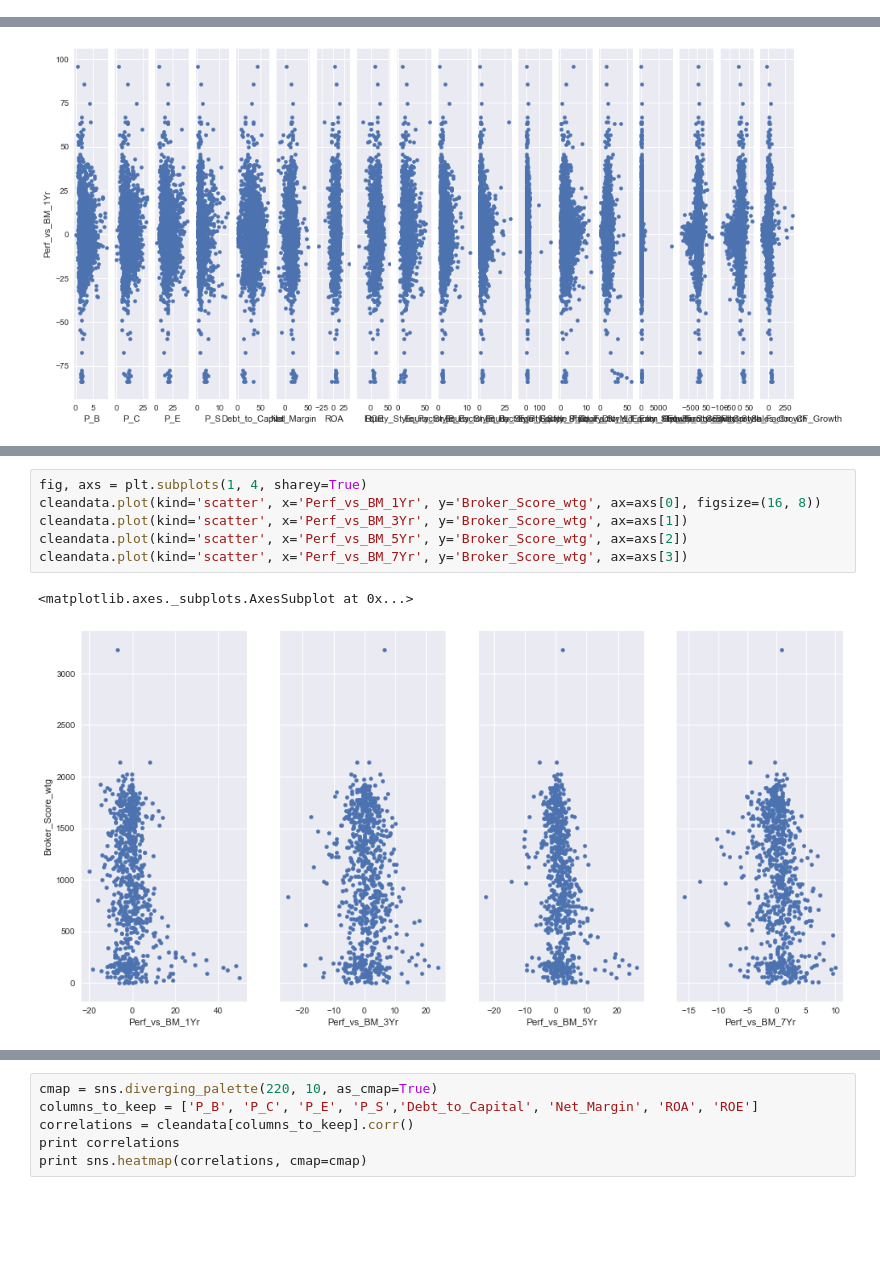
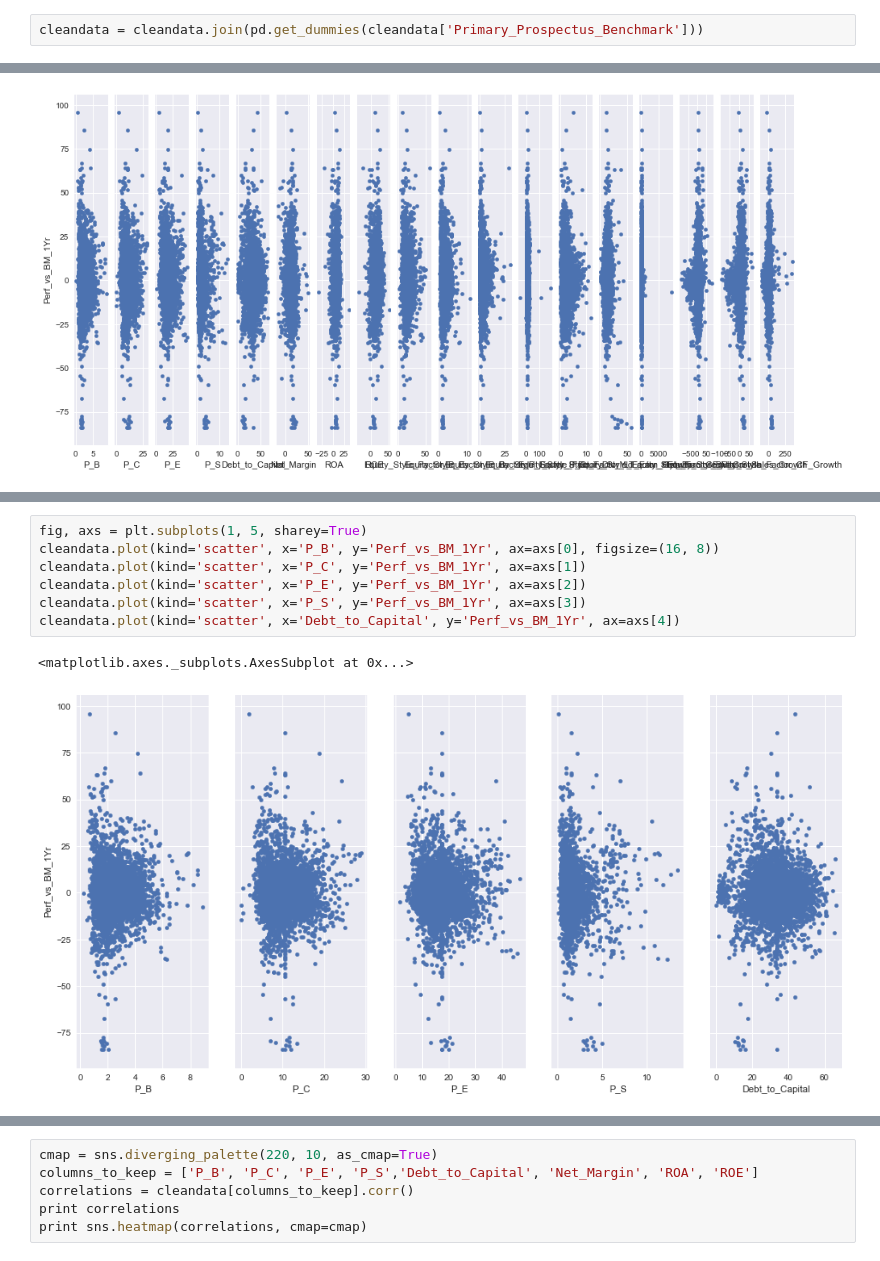
Before and after one commit to mmtong/DAT_03_20_MICHAEL_TONG, a Jupyter notebook: Final Project-Tong-1 Year.ipynb, the cells around one changed output, grey strips where cells are left out. Cells and saved outputs as stored; diff of their text form; blank space fills up the shorter version.

```diff
--- a/Final Project-Tong-1 Year.ipynb
+++ b/Final Project-Tong-1 Year.ipynb
@@ -137,3 +137,5 @@ cleandata.head()
 | 3 | 2005 | Sit International Growth | SNGRX | MSCI EAFE NR USD | 93 | 28 | ... |
 | 4 | 2005 | Cambiar International Equity Inv | CAMIX | MSCI EAFE NR USD | 40 | 63 | ... |
 5 rows × 29 columns
+# %%
+cleandata = cleandata.join(pd.get_dummies(cleandata['Primary_Prospectus_Benchmark']))
@@ -211,9 +229,10 @@ cleandata.plot(kind='scatter', x='Equity_Style_Factor_CF_Growth', y='Beat_BM_1Yr
 # %%
-fig, axs = plt.subplots(1, 4, sharey=True)
-cleandata.plot(kind='scatter', x='Perf_vs_BM_1Yr', y='Broker_Score_wtg', ax=axs[0], figsize=(16, 8))
-cleandata.plot(kind='scatter', x='Perf_vs_BM_3Yr', y='Broker_Score_wtg', ax=axs[1])
-cleandata.plot(kind='scatter', x='Perf_vs_BM_5Yr', y='Broker_Score_wtg', ax=axs[2])
-cleandata.plot(kind='scatter', x='Perf_vs_BM_7Yr', y='Broker_Score_wtg', ax=axs[3])
+fig, axs = plt.subplots(1, 5, sharey=True)
+cleandata.plot(kind='scatter', x='P_B', y='Perf_vs_BM_1Yr', ax=axs[0], figsize=(16, 8))
+cleandata.plot(kind='scatter', x='P_C', y='Perf_vs_BM_1Yr', ax=axs[1])
+cleandata.plot(kind='scatter', x='P_E', y='Perf_vs_BM_1Yr', ax=axs[2])
+cleandata.plot(kind='scatter', x='P_S', y='Perf_vs_BM_1Yr', ax=axs[3])
+cleandata.plot(kind='scatter', x='Debt_to_Capital', y='Perf_vs_BM_1Yr', ax=axs[4])
 # %% [output]
 <matplotlib.axes._subplots.AxesSubplot at 0x...>
-[figure, old version]
+[figure, new version]
```
Also changed, not shown: parts of 49 cells of this notebook.
